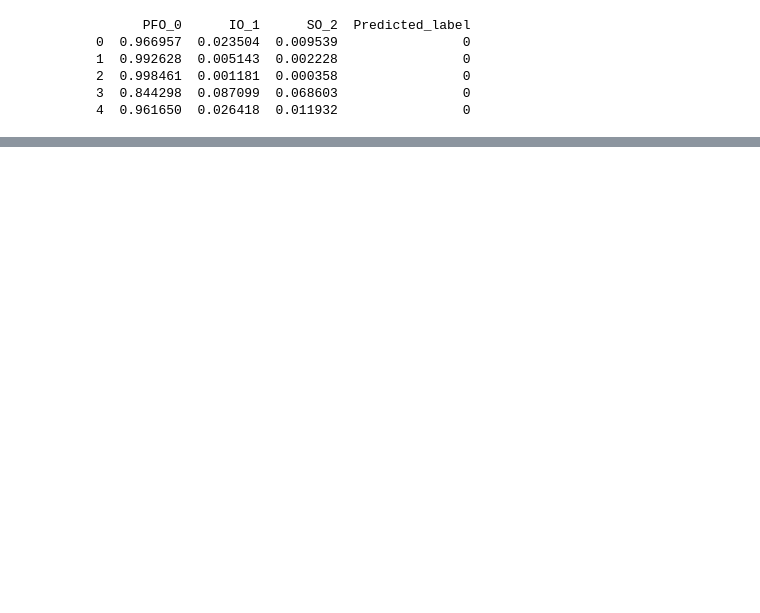
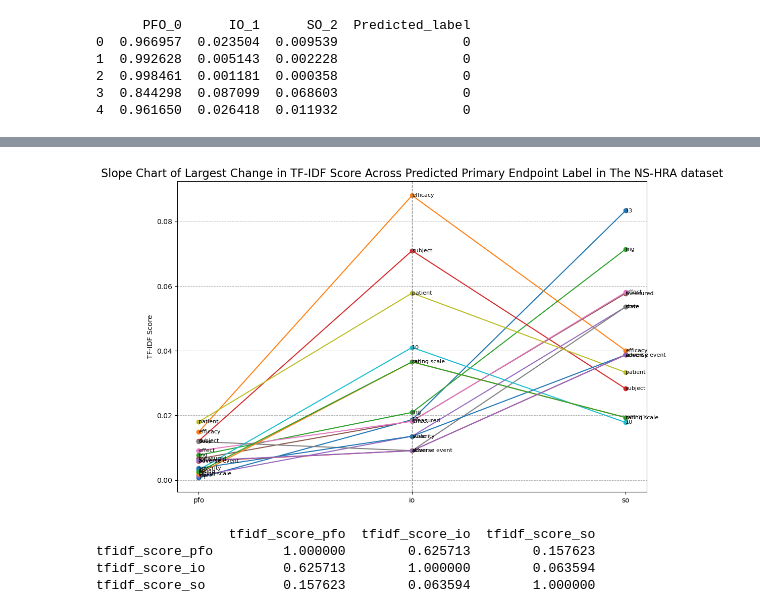
Before and after one commit to Obuaya-O/Chapter5, a Jupyter notebook: 26.11.24 Train_MLP_EUCTNS.ipynb, the cells around one changed output, grey strips where cells are left out. Saved outputs shown, nothing was run; the diff lists cells and outputs as text; code cells hidden in the pictures; blank space fills up the shorter version.

```diff
--- a/26.11.24 Train_MLP_EUCTNS.ipynb
+++ b/26.11.24 Train_MLP_EUCTNS.ipynb
@@ -249,0 +391,4 @@ euct_ns_pred.to_csv('euct_ns_pred.csv', index=False)
+# %%
+merged_df = pfo_tfidf_df.merge(io_tfidf_df, on='word', suffixes=('_pfo', '_io'))
+merged_df = merged_df.merge(so_tfidf_df, on='word')
+merged_df.rename(columns={'tfidf_score': 'tfidf_score_so'}, inplace=True)
@@ -249,0 +405,11 @@ euct_ns_pred.to_csv('euct_ns_pred.csv', index=False)
+# %%
+merged_df = merged_df.iloc[1:]
+merged_df = merged_df.copy()
+# %%
+merged_df['max_diff'] = merged_df[['tfidf_score_pfo', 'tfidf_score_io', 'tfidf_score_so']].max(axis=1) - \
+                        merged_df[['tfidf_score_pfo', 'tfidf_score_io', 'tfidf_score_so']].min(axis=1)
+
+sorted_df = merged_df.sort_values(by='max_diff', ascending=False)
+
+top_features_df = sorted_df.head(15)
+print(top_features_df)
@@ -249,0 +433,29 @@ euct_ns_pred.to_csv('euct_ns_pred.csv', index=False)
+# %%
+top_features_df = top_features_df.copy()
+# %%
+fig, ax = plt.subplots(figsize=(12, 8))
+
+jitter_strength = 0.4
+
+for i in range(len(top_features_df)):
+    x_positions = np.array([0, 1, 2]) + np.random.normal(0, jitter_strength, size=3)
+    ax.plot(['pfo', 'io', 'so'],
+            [top_features_df.iloc[i]['tfidf_score_pfo'], top_features_df.iloc[i]['tfidf_score_io'], top_features_df.iloc[i]['tfidf_score_so']],
+            marker='o', label=top_features_df['word'].iloc[i])
+
+for i, word in enumerate(top_features_df['word']):
+    for j, subset in enumerate(['pfo', 'io', 'so']):
+        ax.text(j, top_features_df.iloc[i, j+1], f'{word}', verticalalignment='center', fontsize=8)
+
+ax.axvline(x=1, color='gray', linestyle='--', linewidth=1)
+
+# Customize the plot
+ax.set_title('Slope Chart of Largest Change in TF-IDF Score Across Predicted Primary Endpoint Label in The NS-HRA dataset', fontsize=16)
+ax.set_ylabel('TF-IDF Score')
+ax.set_xticks(['pfo', 'io', 'so'])
+ax.grid(True, which='both', axis='y', linestyle='--', linewidth=0.7)
+
+# Display the slope chart
+plt.show()
+# %% [output]
+[figure, added]
@@ -249,0 +464,9 @@ euct_ns_pred.to_csv('euct_ns_pred.csv', index=False)
+# %%
+concordance_df = merged_df[['word', 'tfidf_score_pfo', 'tfidf_score_io', 'tfidf_score_so']]
+correlation_matrix = concordance_df[['tfidf_score_pfo', 'tfidf_score_io', 'tfidf_score_so']].corr()
+print(correlation_matrix)
+# %% [output]
+                 tfidf_score_pfo  tfidf_score_io  tfidf_score_so
+tfidf_score_pfo         1.000000        0.625713        0.157623
+tfidf_score_io          0.625713        1.000000        0.063594
+tfidf_score_so          0.157623        0.063594        1.000000
```
Also changed, not shown: parts of 30 cells of this notebook.
